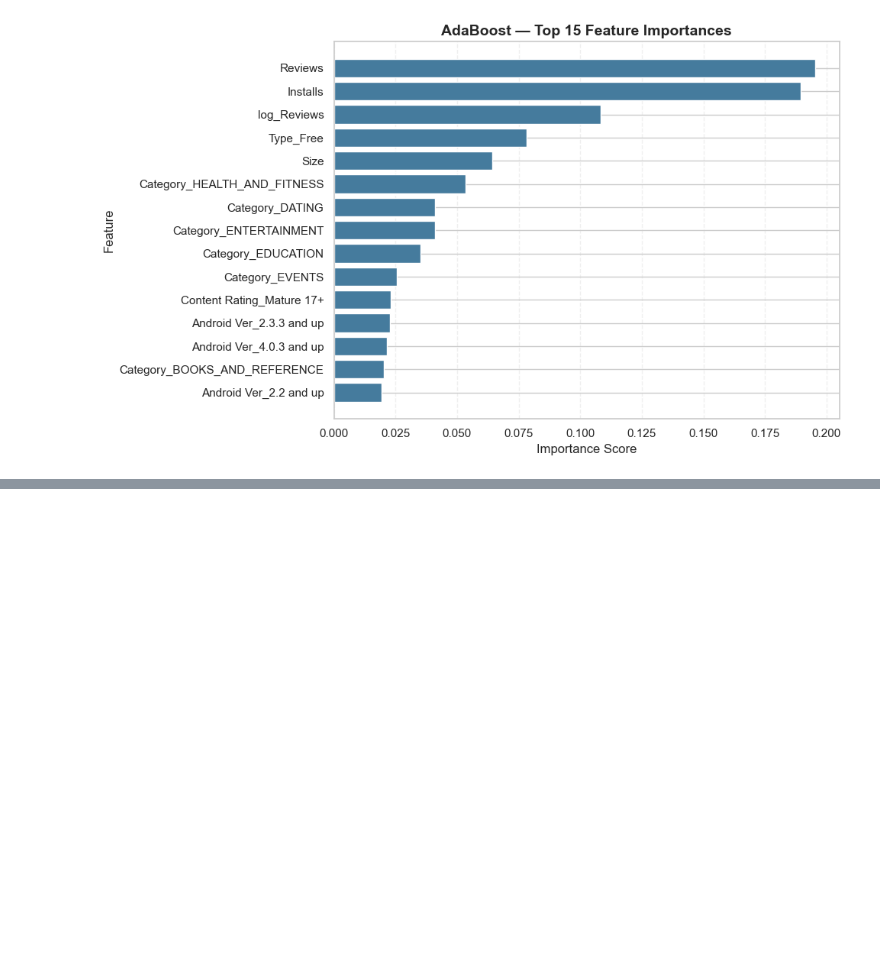
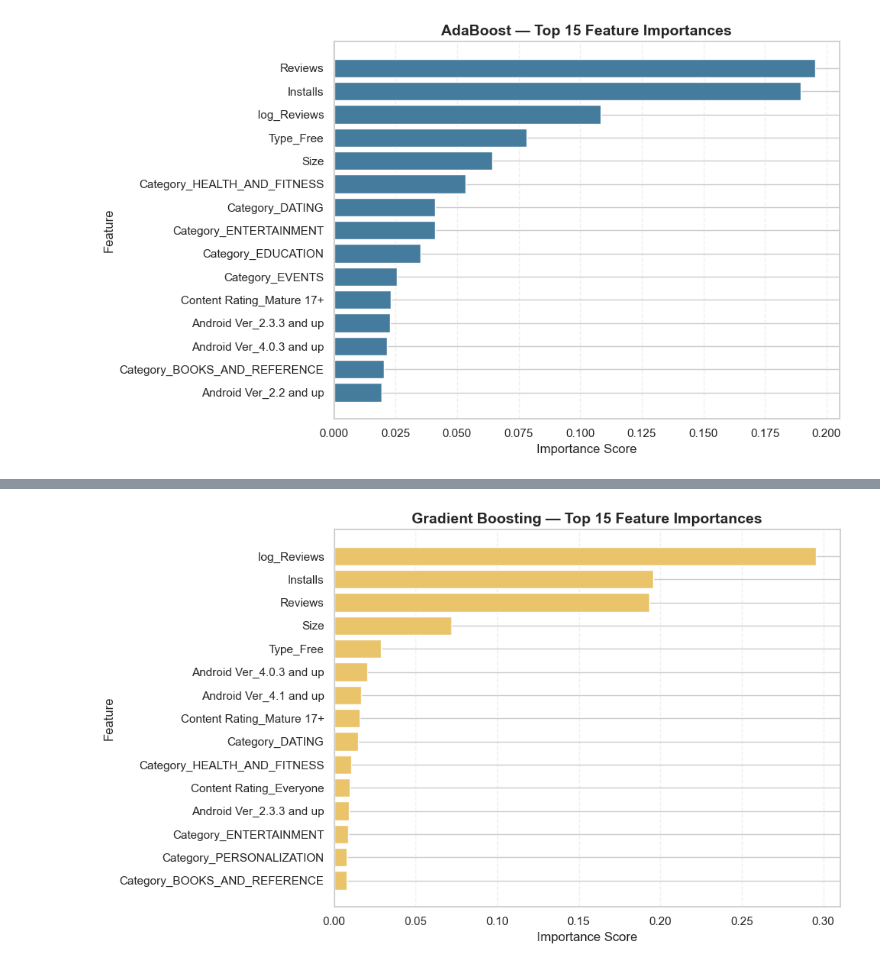
Before and after one commit to Kamalini29/ML-Capstone, a Jupyter notebook: notebooks/Classification.ipynb, the cells around one changed output, grey strips where cells are left out. Saved outputs shown, nothing was run; the diff lists cells and outputs as text; code cells hidden in the pictures; blank space fills up the shorter version.

```diff
--- a/notebooks/Classification.ipynb
+++ b/notebooks/Classification.ipynb
@@ -500,0 +509,13 @@ plt.show()
+# %%
+importances = pd.Series(gbc.feature_importances_, index=X_train_scaled.columns).nlargest(15).sort_values()
+plt.figure(figsize=(10, 6))
+plt.barh(importances.index, importances.values, color="#E9C46A", edgecolor="white")
+plt.title("Gradient Boosting — Top 15 Feature Importances", fontsize=14, fontweight="bold")
+plt.xlabel("Importance Score")
+plt.ylabel("Feature")
+plt.grid(axis="x", linestyle="--", alpha=0.3)
+plt.tight_layout()
+plt.savefig("../models/clf_gbc_viz.png", dpi=300, bbox_inches="tight")
+plt.show()
+# %% [output]
+[figure, added]
```
Also changed, not shown: parts of 2 cells of this notebook.
